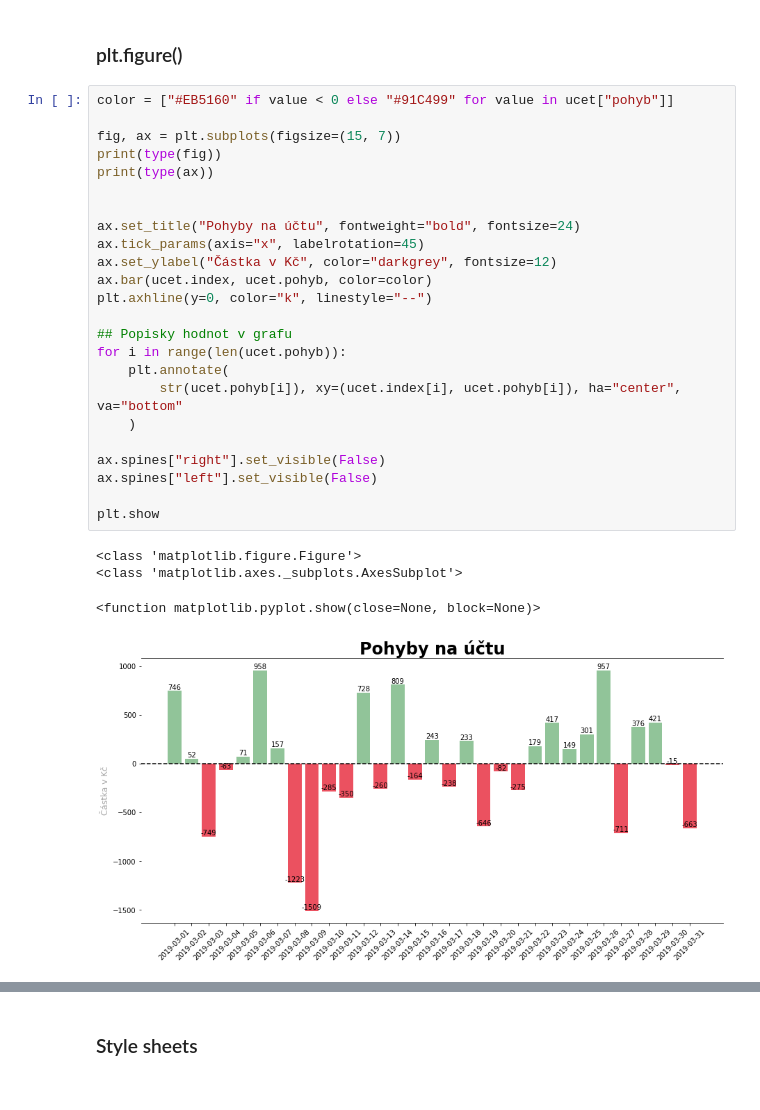
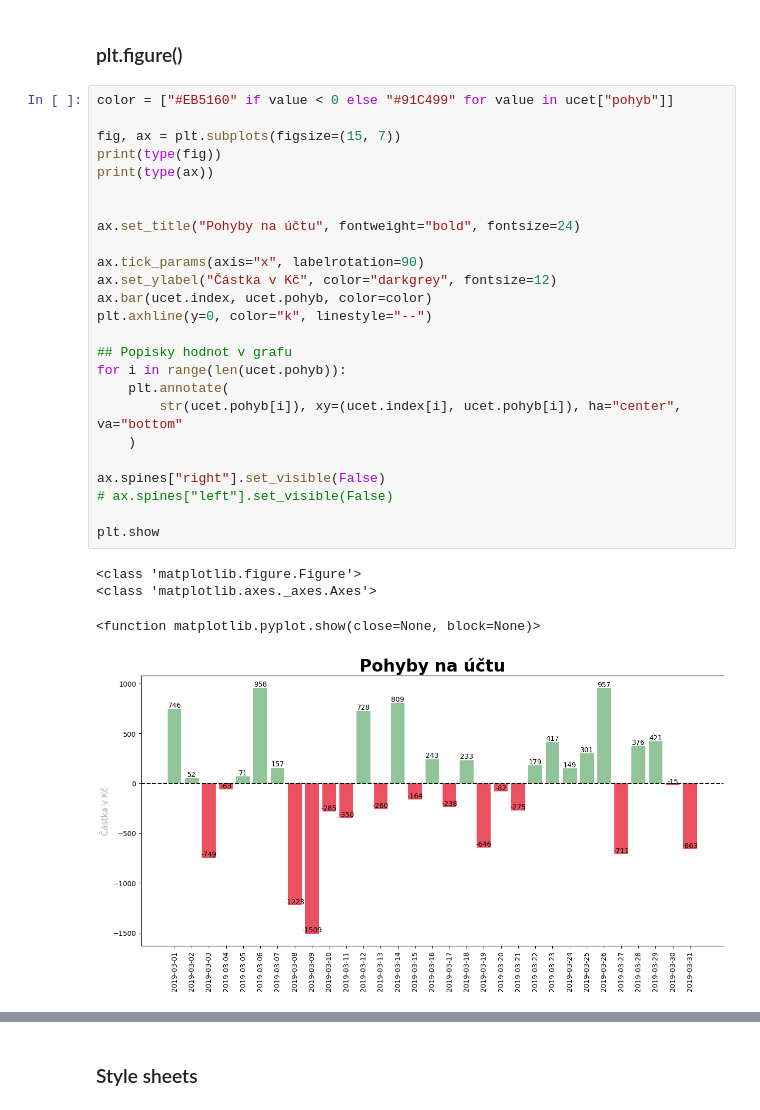
Before and after one commit to JankaMarschalkova/python-podzim-pondeli-2023, a Jupyter notebook: notebook/lekce-10/vizualizace.ipynb, the cells around one changed output, grey strips where cells are left out. Cells and saved outputs as stored; diff of their text form.

```diff
--- a/notebook/lekce-10/vizualizace.ipynb
+++ b/notebook/lekce-10/vizualizace.ipynb
@@ -87,32 +111,33 @@ plt.show()
 # %%
 color = ["#EB5160" if value < 0 else "#91C499" for value in ucet["pohyb"]]
 
 fig, ax = plt.subplots(figsize=(15, 7))
 print(type(fig))
 print(type(ax))
 
 
 ax.set_title("Pohyby na účtu", fontweight="bold", fontsize=24)
-ax.tick_params(axis="x", labelrotation=45)
+
+ax.tick_params(axis="x", labelrotation=90)
 ax.set_ylabel("Částka v Kč", color="darkgrey", fontsize=12)
 ax.bar(ucet.index, ucet.pohyb, color=color)
 plt.axhline(y=0, color="k", linestyle="--")
 
 ## Popisky hodnot v grafu
 for i in range(len(ucet.pohyb)):
     plt.annotate(
         str(ucet.pohyb[i]), xy=(ucet.index[i], ucet.pohyb[i]), ha="center", va="bottom"
     )
 
 ax.spines["right"].set_visible(False)
-ax.spines["left"].set_visible(False)
+# ax.spines["left"].set_visible(False)
 
 plt.show
 # %% [output]
 <class 'matplotlib.figure.Figure'>
-<class 'matplotlib.axes._subplots.AxesSubplot'>
+<class 'matplotlib.axes._axes.Axes'>
 <function matplotlib.pyplot.show(close=None, block=None)>
-[figure, old version]
+[figure, new version]
 # %% [markdown]
 ![matplotlib-anatomy](assets/anatomy.png)
 # %% [markdown]
```
Also changed, not shown: parts of 16 cells of this notebook, 3 other files.
